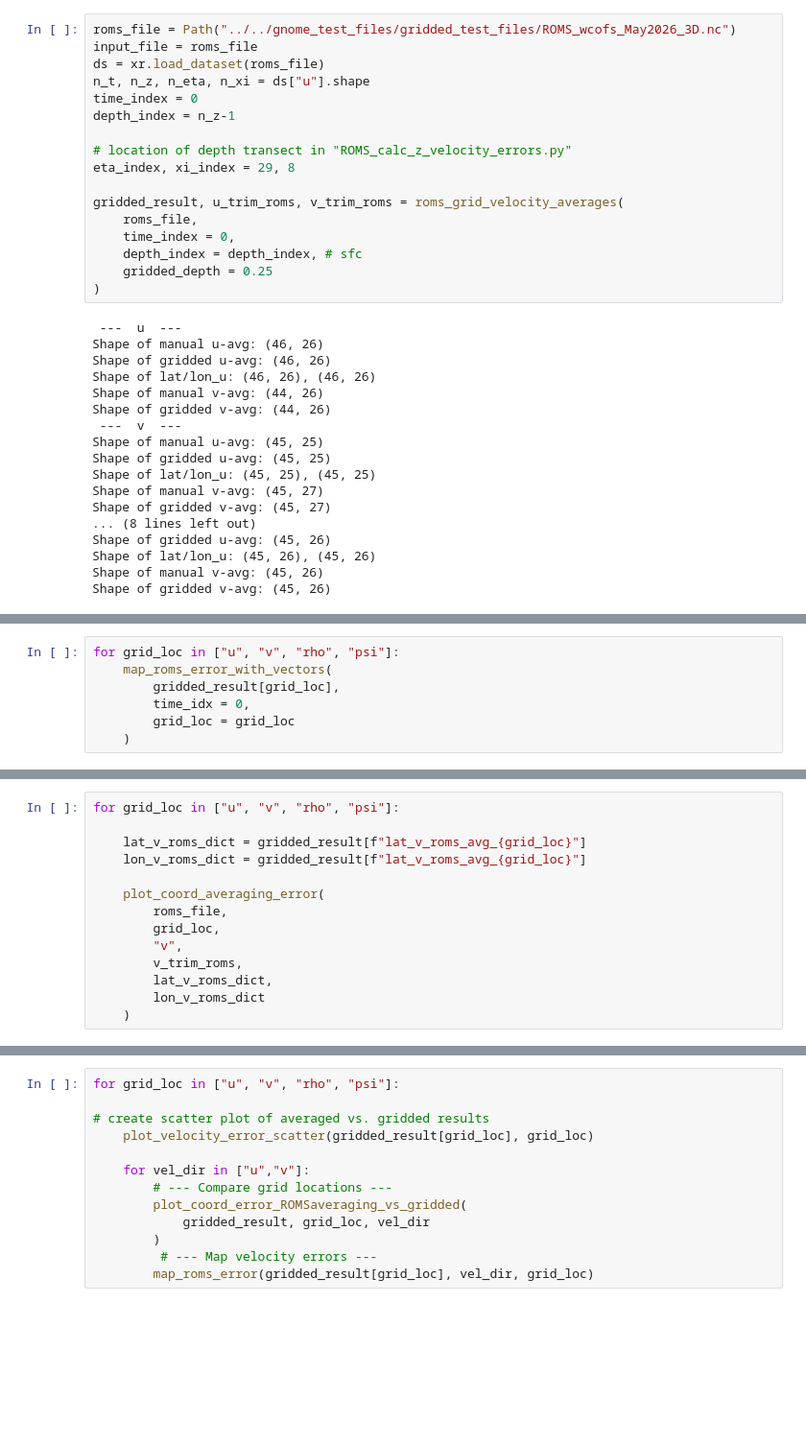
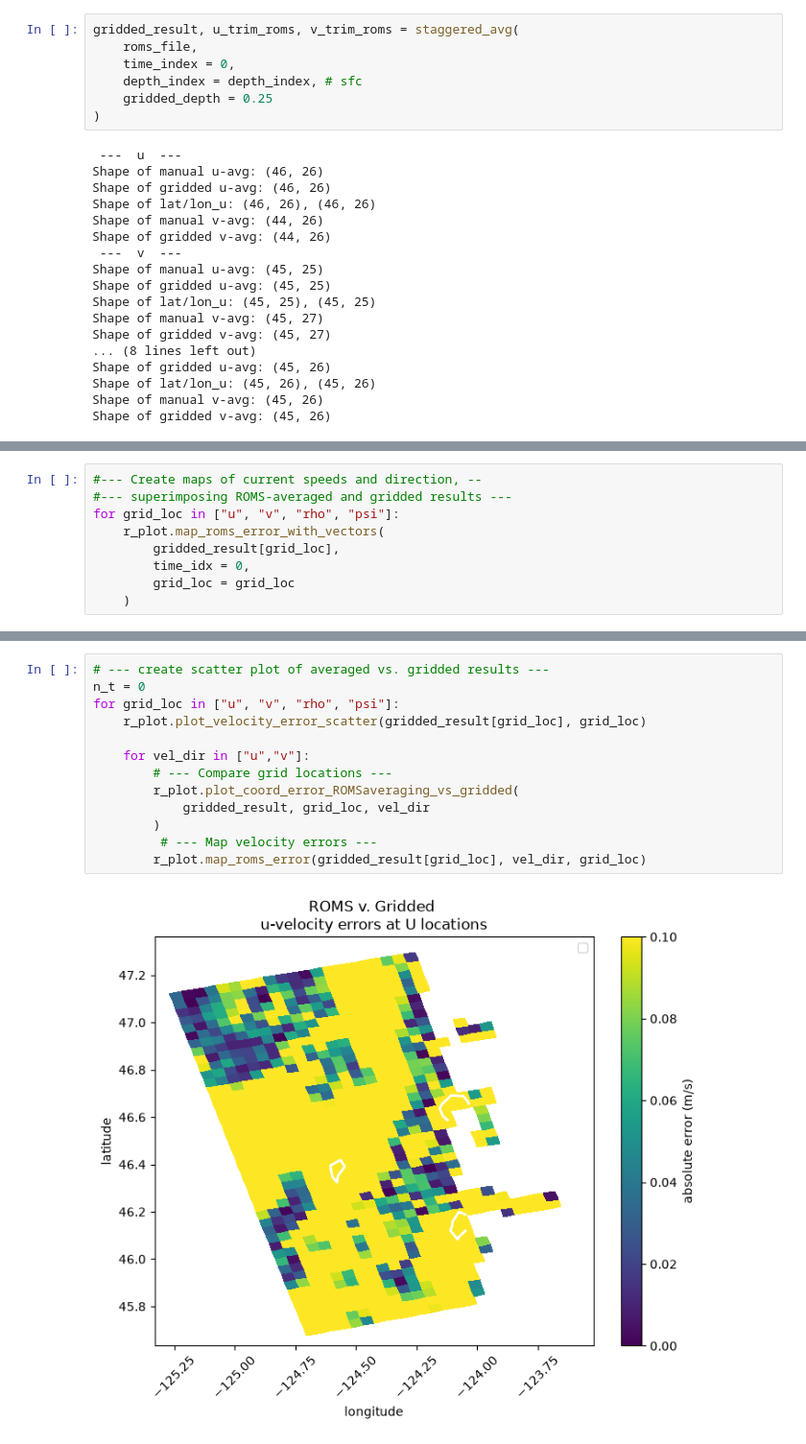
Before and after one commit to NOAA-ORR-ERD/gridded, a Jupyter notebook: examples/roms_horizontal_error_assessment.ipynb, the cells around one changed output, grey strips where cells are left out. Shown at 96% size. Drawn from its saved outputs; the diff is of its cells as text; blank space fills up the shorter version.

```diff
--- a/examples/roms_horizontal_error_assessment.ipynb
+++ b/examples/roms_horizontal_error_assessment.ipynb
@@ -34,15 +57,5 @@ Similarly with the v-velocity
 # %%
-roms_file = Path("../../gnome_test_files/gridded_test_files/ROMS_wcofs_May2026_3D.nc")
-input_file = roms_file
-ds = xr.load_dataset(roms_file)
-n_t, n_z, n_eta, n_xi = ds["u"].shape
-time_index = 0
-depth_index = n_z-1
-
-# location of depth transect in "ROMS_calc_z_velocity_errors.py"
-eta_index, xi_index = 29, 8
-
-gridded_result, u_trim_roms, v_trim_roms = roms_grid_velocity_averages(
+gridded_result, u_trim_roms, v_trim_roms = staggered_avg(
     roms_file,
     time_index = 0,
     depth_index = depth_index, # sfc
@@ -69,6 +85,8 @@ Shape of gridded v-avg: (45, 26)
 # %%
+#--- Create maps of current speeds and direction, --
+#--- superimposing ROMS-averaged and gridded results ---
 for grid_loc in ["u", "v", "rho", "psi"]:
-    map_roms_error_with_vectors(
+    r_plot.map_roms_error_with_vectors(
         gridded_result[grid_loc],
         time_idx = 0,
         grid_loc = grid_loc
@@ -115,14 +125,0 @@ KeyError: 'u'
-# %%
-for grid_loc in ["u", "v", "rho", "psi"]:
-
-    lat_v_roms_dict = gridded_result[f"lat_v_roms_avg_{grid_loc}"]
-    lon_v_roms_dict = gridded_result[f"lat_v_roms_avg_{grid_loc}"]
-
-    plot_coord_averaging_error(
-        roms_file,
-        grid_loc,
-        "v",
-        v_trim_roms,
-        lat_v_roms_dict,
-        lon_v_roms_dict
-    )
@@ -129,13 +129,15 @@ for grid_loc in ["u", "v", "rho", "psi"]:
 # %%
+# --- create scatter plot of averaged vs. gridded results ---
+n_t = 0
 for grid_loc in ["u", "v", "rho", "psi"]:
-
-# create scatter plot of averaged vs. gridded results
-    plot_velocity_error_scatter(gridded_result[grid_loc], grid_loc)
+    r_plot.plot_velocity_error_scatter(gridded_result[grid_loc], grid_loc)
 
     for vel_dir in ["u","v"]:
         # --- Compare grid locations ---
-        plot_coord_error_ROMSaveraging_vs_gridded(
+        r_plot.plot_coord_error_ROMSaveraging_vs_gridded(
             gridded_result, grid_loc, vel_dir
         )
          # --- Map velocity errors ---
-        map_roms_error(gridded_result[grid_loc], vel_dir, grid_loc)
+        r_plot.map_roms_error(gridded_result[grid_loc], vel_dir, grid_loc)
+# %% [output]
+[figure, added]
```
Also changed, not shown: parts of 12 cells of this notebook, 3 other files.
